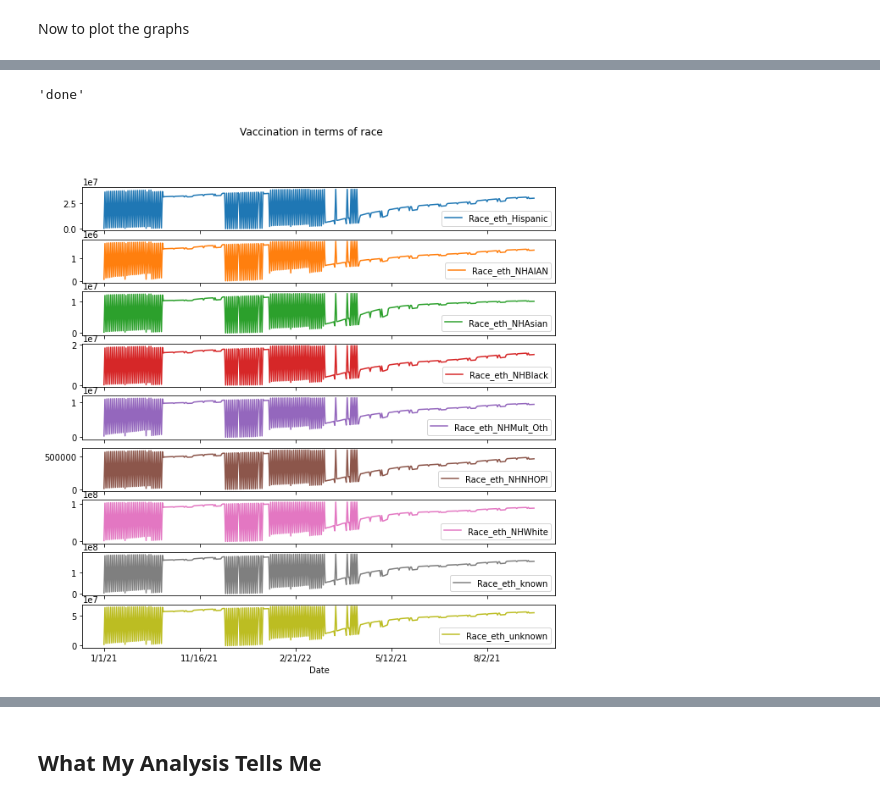
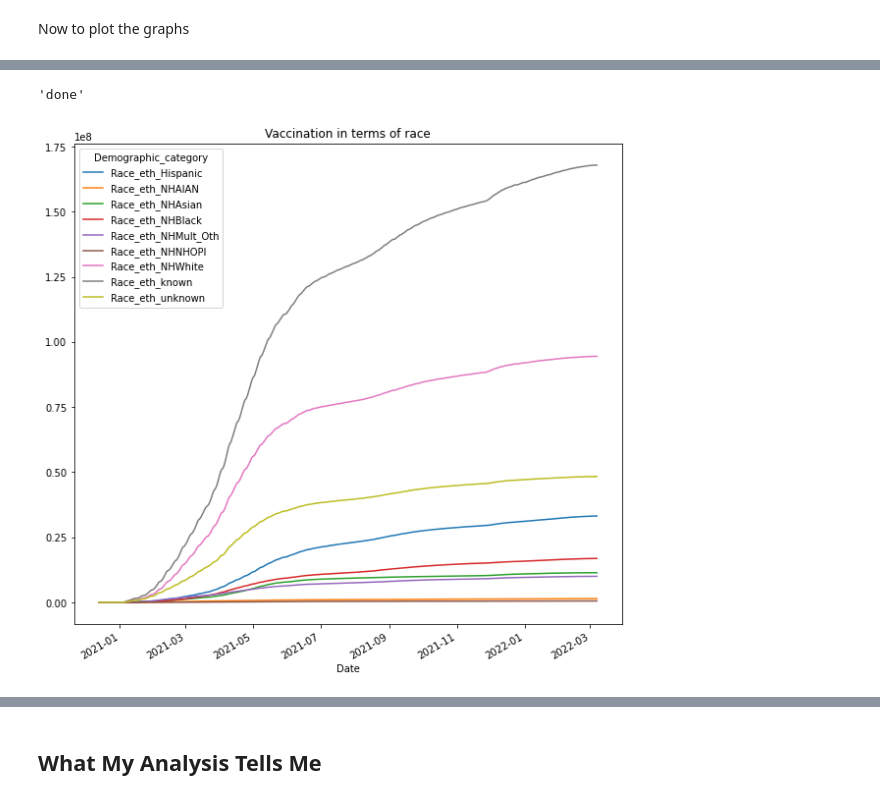
Before and after one commit to LeoraKelseyBrandeis/cs103a-cpa01, a Jupyter notebook: cpa01.ipynb, the cells around one changed output, grey strips where cells are left out. Drawn from its saved outputs; the diff is of its cells as text; code cells hidden in the pictures.

```diff
--- a/cpa01.ipynb
+++ b/cpa01.ipynb
@@ -122,0 +141,3 @@ Naturally I tried plotting it. There's a clear pattern but it is still **very**
+# %%
+pivotted.index = pd.to_datetime(pivotted.index)
+pivotted
@@ -202,8 +238,8 @@ pivotted[ages].plot(title = 'Age: All',figsize = (10,10),subplots = True)
 # %%
-pivotted[race].plot(title = 'Vaccination in terms of race', figsize = (10,10), subplots = True)
+pivotted[race].plot(title = 'Vaccination in terms of race', figsize = (10,10))
 'done'
 # %% [output]
 'done'
-[figure, old version]
+[figure, new version]
 # %%
 a = pivotted[sex]
```
Also changed, not shown: parts of 19 cells of this notebook.
